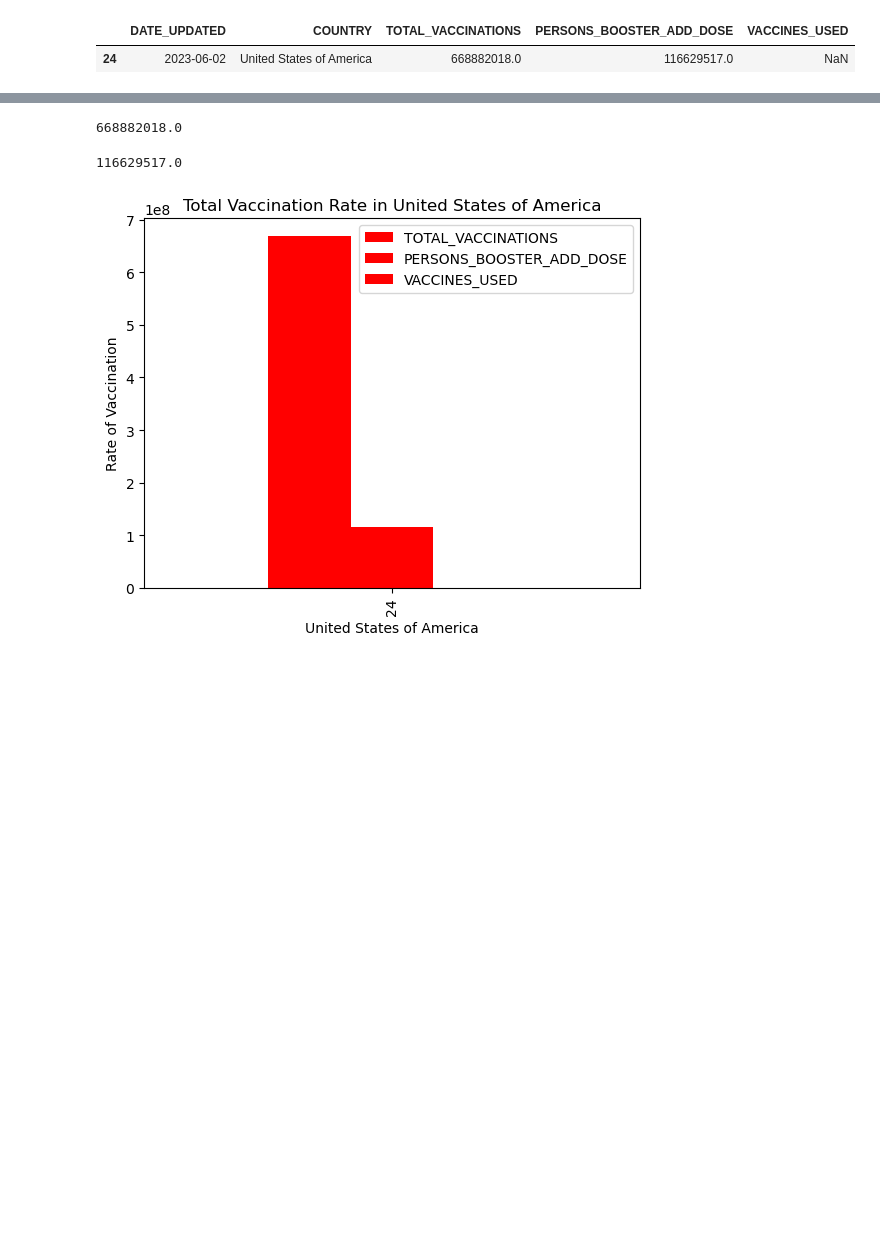
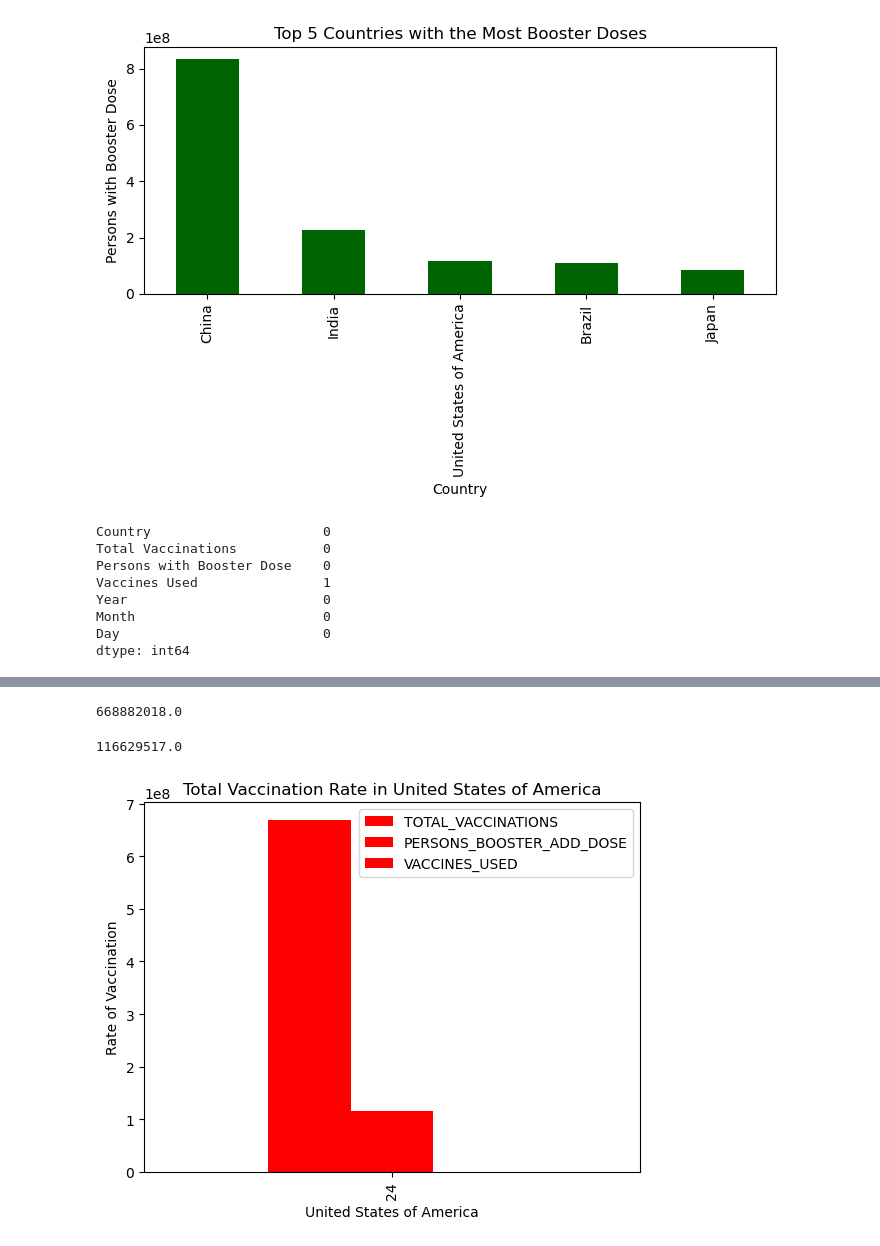
Before and after one commit to FranceLim/Project-1-Group-3, a Jupyter notebook: Unsolved/vaccinations-project.ipynb, the cells around one changed output, grey strips where cells are left out. Cells and saved outputs as stored; diff of their text form; code cells hidden in the pictures; blank space fills up the shorter version.

```diff
--- a/Unsolved/vaccinations-project.ipynb
+++ b/Unsolved/vaccinations-project.ipynb
@@ -39,0 +80,4 @@ cleaned_who_data
+# %%
+top_booster_doses = cleaned_who_data.groupby('Country').max().sort_values(by='Persons with Booster Dose', ascending=False).head(5)
+print("\nTop 5 Countries with the Most Booster Doses:")
+print(top_booster_doses['Persons with Booster Dose'])
@@ -40,7 +137,24 @@ cleaned_who_data
+# %%
+# Plotting the Top 5 Countries with the Most Booster Doses
+plt.figure(figsize=(7, 5))
+top_booster_doses['Persons with Booster Dose'].plot(kind='bar', color='darkgreen')
+plt.title("Top 5 Countries with the Most Booster Doses")
+plt.ylabel("Persons with Booster Dose")
+plt.tight_layout()
+plt.show()
+# %% [output]
+[figure, added]
 # %%
 # Show United States' vaccination rate
-us_who_data = cleaned_who_data[cleaned_who_data['COUNTRY']=='United States of America']
-us_who_data.head()
+us_who_data = cleaned_who_data[cleaned_who_data['Country']=='United States of America']
+
+us_who_data.isnull().sum()
 # %% [output]
-|  | DATE_UPDATED | COUNTRY | TOTAL_VACCINATIONS | PERSONS_BOOSTER_ADD_DOSE | VACCINES_USED |
-| 24 | 2023-06-02 | United States of America | 668882018.0 | 116629517.0 | NaN |
+Country                      0
+Total Vaccinations           0
+Persons with Booster Dose    0
+Vaccines Used                1
+Year                         0
+Month                        0
+Day                          0
+dtype: int64
```
Also changed, not shown: parts of 12 cells of this notebook, 3 other files.
